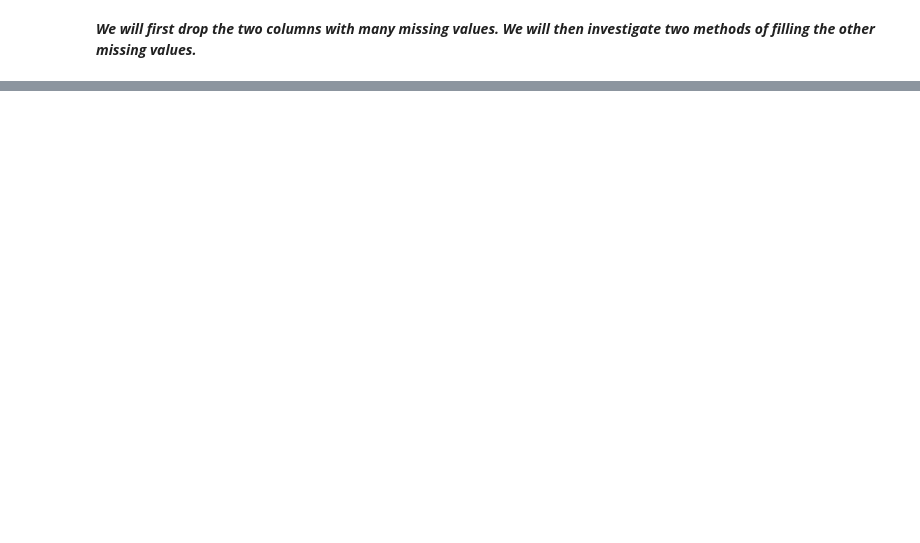
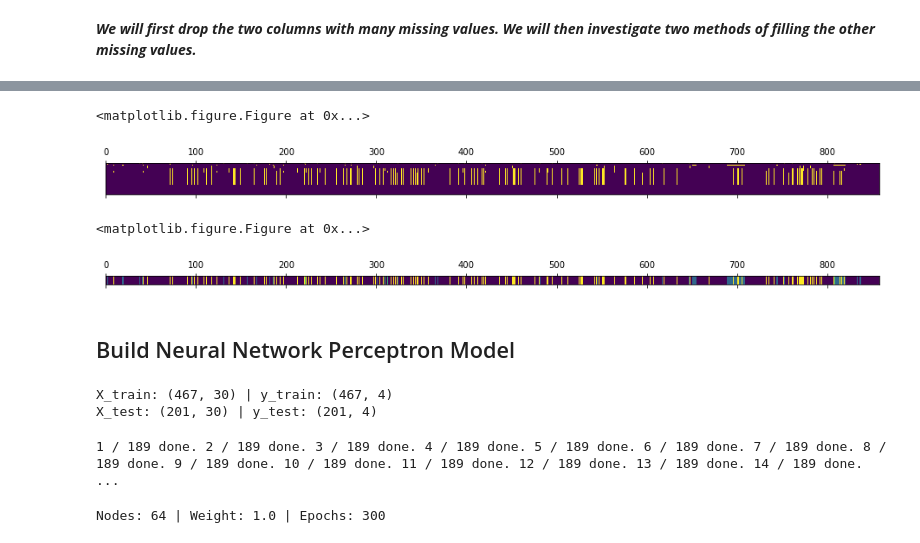
Before and after one commit to munozalexander/Cervical-Cancer-Risk, a Jupyter notebook: CervicalCancerNotebook.ipynb, the cells around one changed output, grey strips where cells are left out. Saved outputs shown, nothing was run; the diff lists cells and outputs as text; code cells hidden in the pictures; blank space fills up the shorter version.

```diff
--- a/CervicalCancerNotebook.ipynb
+++ b/CervicalCancerNotebook.ipynb
@@ -82,0 +102,23 @@ len(colcurr)
+# %%
+# plot be sample
+missings = np.zeros((data_drop.shape[0], data_drop.shape[1]+1))
+for colnum in range(data_drop.shape[1]):
+    colcurr = data_drop.iloc[:,colnum]
+    missings[:,colnum] = data_drop.iloc[:,colnum].isnull().astype('int')
+
+plt.figure()
+plt.matshow(missings.T)
+plt.yticks([])
+#plt.savefig('Figures/missings1.png')
+
+plt.figure()
+summed = np.sum(missings,1)[:,np.newaxis]
+plt.matshow(np.repeat(summed,10,axis=1).T, cmap='viridis', vmin=0, vmax=3)
+plt.yticks([])
+#plt.savefig('Figures/missings2.png')
+plt.show()
+# %% [output]
+<matplotlib.figure.Figure at 0x...>
+[figure, added]
+<matplotlib.figure.Figure at 0x...>
+[figure, added]
@@ -82,0 +137,42 @@ len(colcurr)
+# %% [markdown]
+## Build Neural Network Perceptron Model
+# %%
+X_train = train.iloc[:,:-4].values
+y_train = train.iloc[:,-4:].values
+X_test = test.iloc[:,:-4].values
+y_test = test.iloc[:,-4:].values
+print 'X_train:', X_train.shape, '| y_train:', y_train.shape
+print 'X_test:', X_test.shape, '| y_test:', y_test.shape
+# %% [output]
+X_train: (467, 30) | y_train: (467, 4)
+X_test: (201, 30) | y_test: (201, 4)
+# %%
+best = ()
+i = 1
+for nodes in [2,4,8,12,16,24,32,64,128]:
+    for weight in [1.,5.,10.,15.,20.,25.,50.]:
+        for epochs in [100,200,300]:
+            model = Sequential()
+            model.add(Dense(nodes, input_dim=X_train.shape[1]))
+            model.add(Activation('relu'))
+            model.add(Dense(1))
+            model.add(Activation('sigmoid'))
+            model.compile(optimizer='rmsprop',
+                          loss='binary_crossentropy',
+                          metrics=['accuracy'])
+            weights = {0:1., 1:weight}
+            history = model.fit(X_train, y_train[:,3], epochs=epochs, class_weight=weights, verbose=0)
+            decs = model.predict(X_test)
+            roc = roc_curve(y_test[:,3], decs)
+            auc = roc_auc_score(y_test[:,3], decs)
+            if best==() or auc>best[0]:
+                best=(auc,roc,history,model,nodes,weight,epochs)
+            print i, '/ 189 done.',
+            i += 1
+# %% [output]
+1 / 189 done. 2 / 189 done. 3 / 189 done. 4 / 189 done. 5 / 189 done. 6 / 189 done. 7 / 189 done. 8 / 189 done. 9 / 189 done. 10 / 189 done. 11 / 189 done. 12 / 189 done. 13 / 189 done. 14 / 189 done. ...
+# %%
+(auc,roc,history,model,nodes,weight,epochs) = best
+print "Nodes:", nodes, "| Weight:", weight, "| Epochs:", epochs
+# %% [output]
+Nodes: 64 | Weight: 1.0 | Epochs: 300
```
Also changed, not shown: parts of 21 cells of this notebook, 14 other files.
